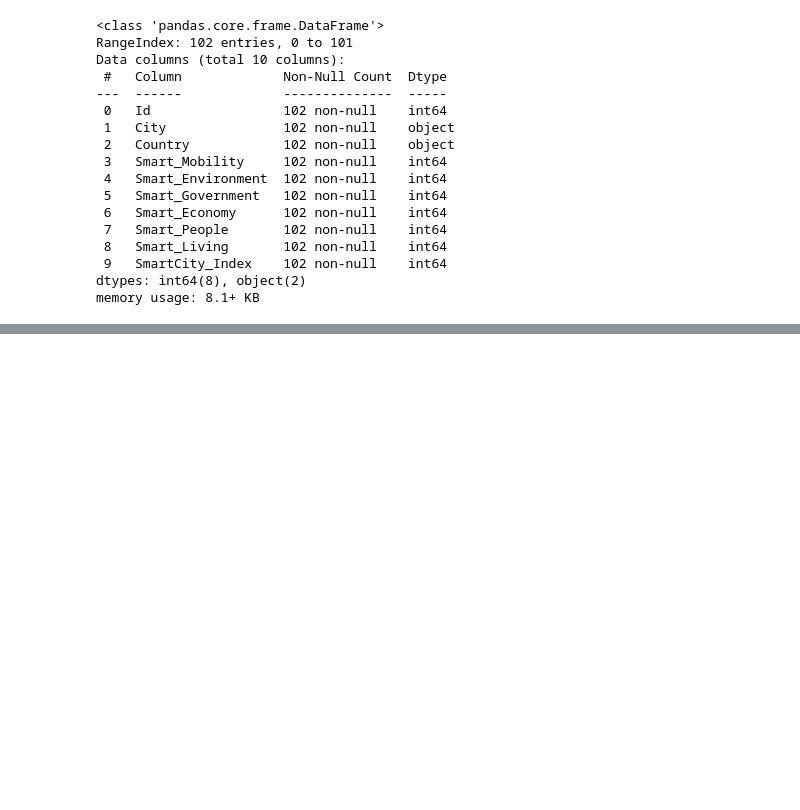
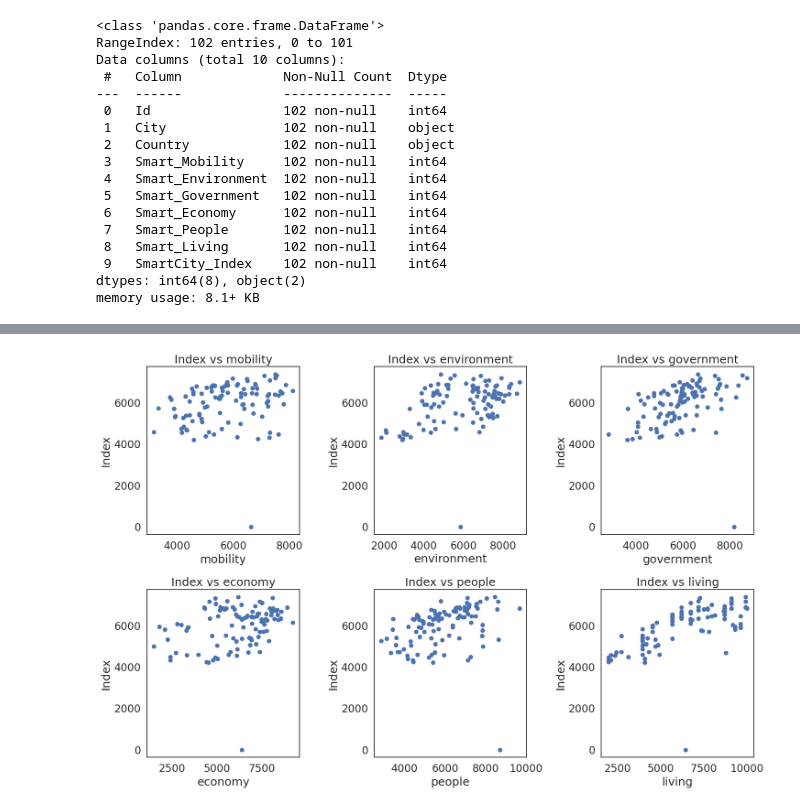
Before and after one commit to HumphreyHZ/CASA0006, a Jupyter notebook: DSSS.ipynb, the cells around one changed output, grey strips where cells are left out. Drawn from its saved outputs; the diff is of its cells as text; code cells hidden in the pictures; blank space fills up the shorter version.

```diff
--- a/DSSS.ipynb
+++ b/DSSS.ipynb
@@ -177 +185,23 @@ Latvia                   1
 Name: City, dtype: int64
+# %%
+# Selecting the features to plot against the 'index'
+features = ['mobility', 'environment', 'government', 'economy', 'people', 'living']
+
+# Creating a figure with 2 rows and 3 columns for the subplots
+fig, axs = plt.subplots(2, 3, figsize=(15, 10))  # Adjust the figure size as needed
+
+# Flatten the array of axes to easily iterate over it
+axs = axs.ravel()
+
+# Plotting each feature against the 'index'
+for i, feature in enumerate(features):
+    axs[i].scatter(sci[feature], sci['index'])
+    axs[i].set_title(f'Index vs {feature}')
+    axs[i].set_xlabel(feature)
+    axs[i].set_ylabel('Index')
+
+# Adjusting layout to prevent overlapping of plots
+plt.tight_layout()
+plt.show()
+# %% [output]
+[figure, added]
```
Also changed, not shown: parts of 35 cells of this notebook.
